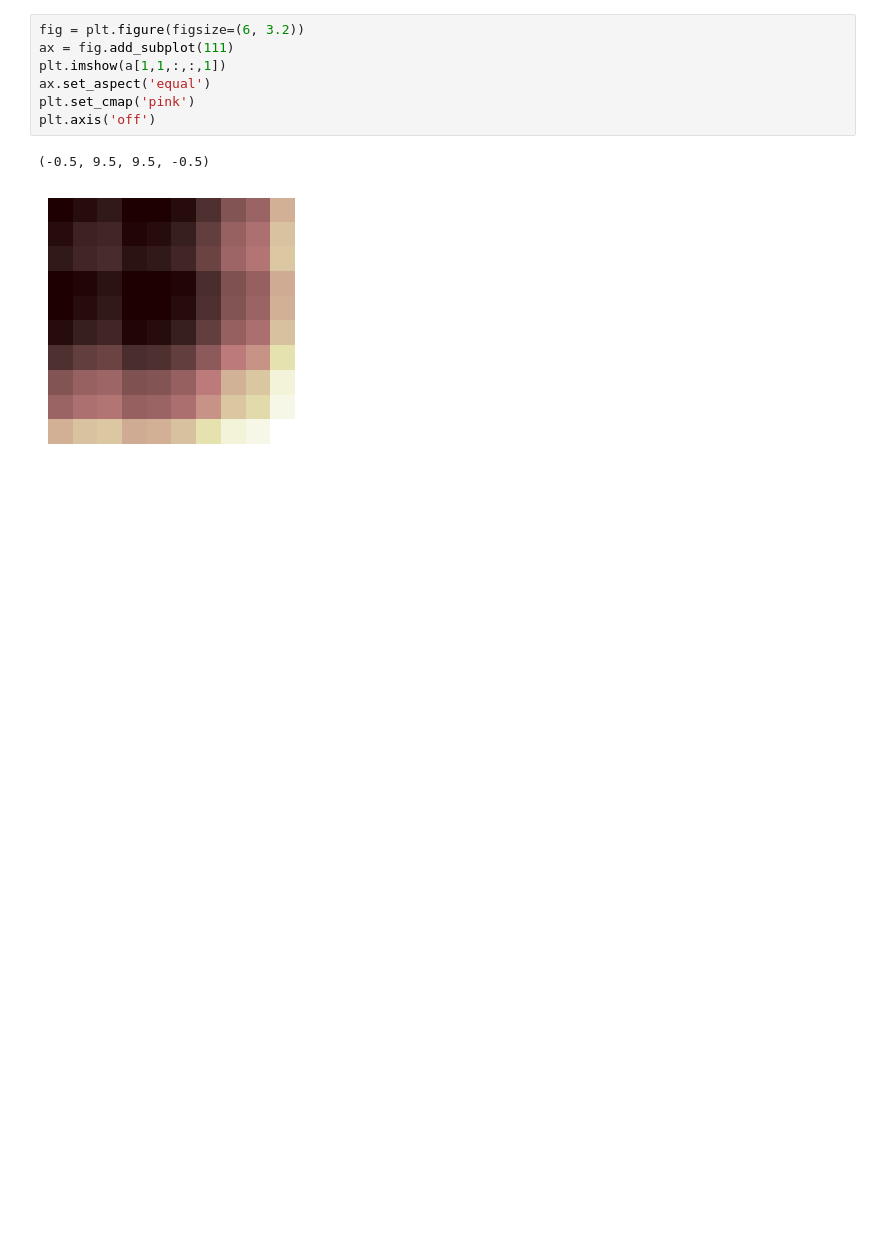
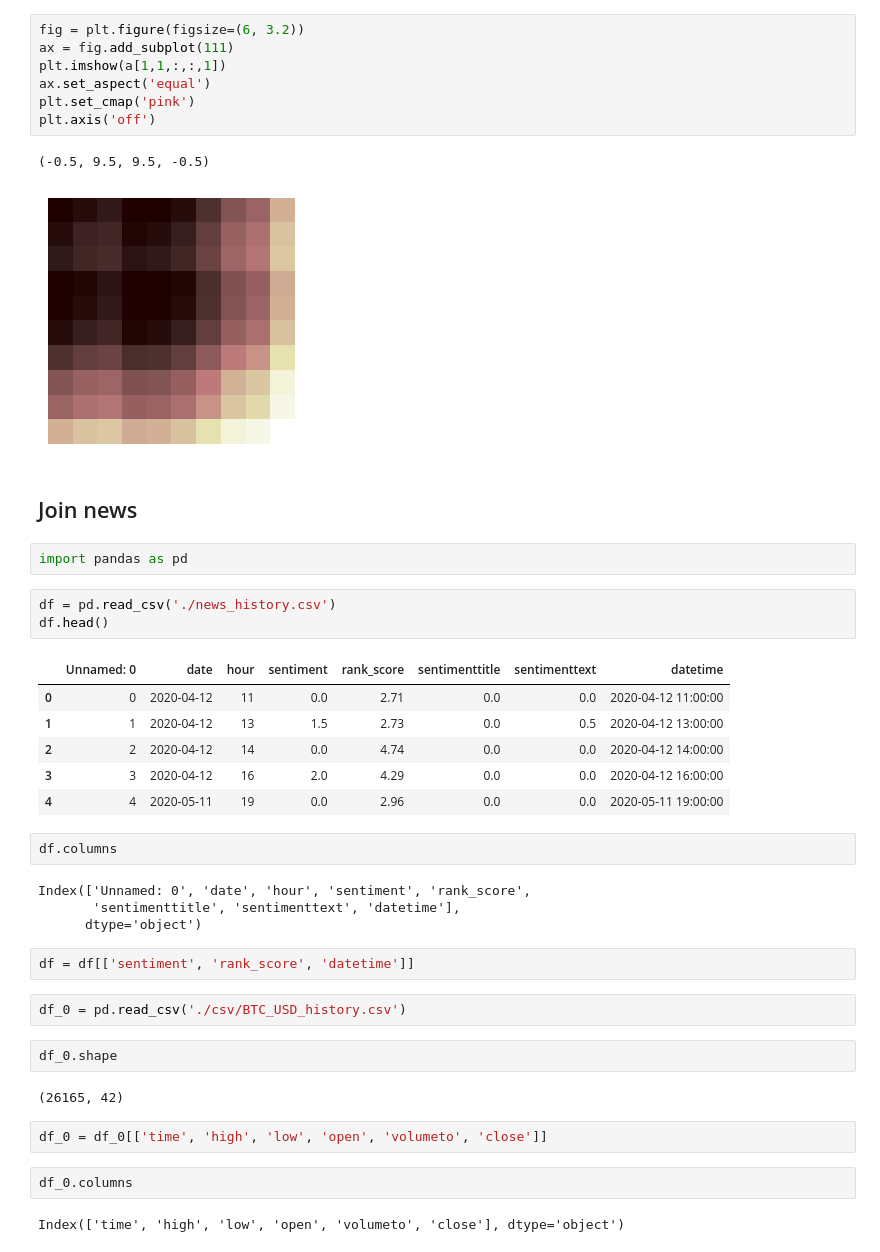
Before and after one commit to sharonwu827/Automated-trading, a Jupyter notebook: CryptoPatternDetection/GAF-CNN-v1/Playground.ipynb, the cells around one changed output. Cells and saved outputs as stored; diff of their text form; blank space fills up the shorter version.

```diff
--- a/CryptoPatternDetection/GAF-CNN-v1/Playground.ipynb
+++ b/CryptoPatternDetection/GAF-CNN-v1/Playground.ipynb
@@ -487,3 +487,37 @@ plt.axis('off')
 # %% [output]
 (-0.5, 9.5, 9.5, -0.5)
 [figure]
+# %% [markdown]
+##  Join news
+# %%
+import pandas as pd
+# %%
+df = pd.read_csv('./news_history.csv')
+df.head()
+# %% [output]
+|  | Unnamed: 0 | date | hour | sentiment | rank_score | sentimenttitle | sentimenttext | datetime |
+| 0 | 0 | 2020-04-12 | 11 | 0.0 | 2.71 | 0.0 | 0.0 | 2020-04-12 11:00:00 |
+| 1 | 1 | 2020-04-12 | 13 | 1.5 | 2.73 | 0.0 | 0.5 | 2020-04-12 13:00:00 |
+| 2 | 2 | 2020-04-12 | 14 | 0.0 | 4.74 | 0.0 | 0.0 | 2020-04-12 14:00:00 |
+| 3 | 3 | 2020-04-12 | 16 | 2.0 | 4.29 | 0.0 | 0.0 | 2020-04-12 16:00:00 |
+| 4 | 4 | 2020-05-11 | 19 | 0.0 | 2.96 | 0.0 | 0.0 | 2020-05-11 19:00:00 |
+# %%
+df.columns
+# %% [output]
+Index(['Unnamed: 0', 'date', 'hour', 'sentiment', 'rank_score',
+       'sentimenttitle', 'sentimenttext', 'datetime'],
+      dtype='object')
+# %%
+df = df[['sentiment', 'rank_score', 'datetime']]
+# %%
+df_0 = pd.read_csv('./csv/BTC_USD_history.csv')
+# %%
+df_0.shape
+# %% [output]
+(26165, 42)
+# %%
+df_0 = df_0[['time', 'high', 'low', 'open', 'volumeto', 'close']]
+# %%
+df_0.columns
+# %% [output]
+Index(['time', 'high', 'low', 'open', 'volumeto', 'close'], dtype='object')
```
Also changed, not shown: parts of 9 cells of this notebook, 48 other files.
